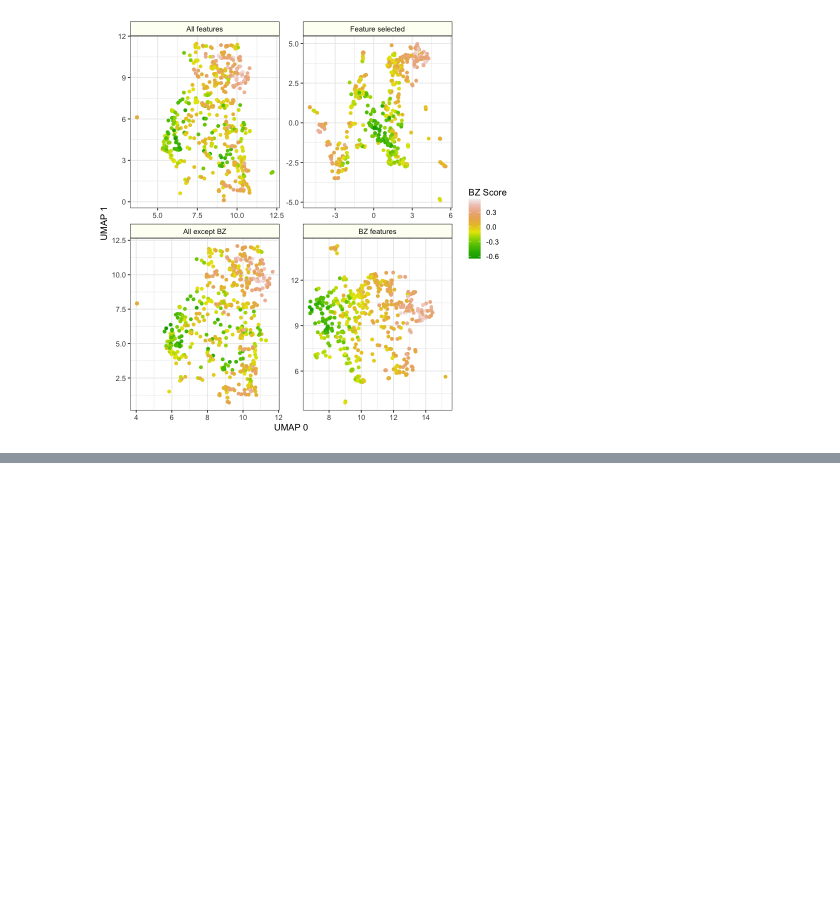
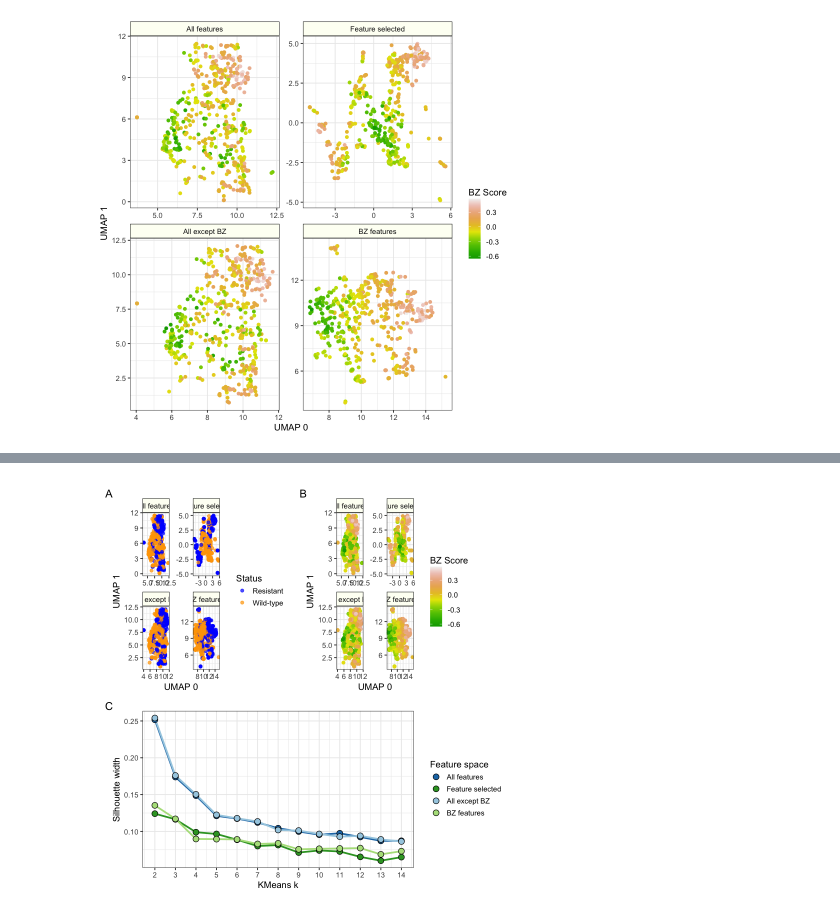
Before and after one commit to broadinstitute/profiling-resistance-mechanisms, a Jupyter notebook: 5.signature-exploration/1.visualize_feature_spaces.ipynb, the cells around one changed output, grey strips where cells are left out. Drawn from its saved outputs; the diff is of its cells as text; code cells hidden in the pictures; blank space fills up the shorter version.

```diff
--- a/5.signature-exploration/1.visualize_umap_feature_space.ipynb
+++ b/5.signature-exploration/1.visualize_feature_spaces.ipynb
@@ -16,6 +16,6 @@ suppressPackageStartupMessages(library(cowplot))
 # %%
 # Output file
-output_file <- file.path("figures", "umap_feature_comparison.png")
+output_file <- file.path("figures", "feature_space_comparison.png")
 # %%
 # Load singscore results
 singscore_file <- file.path("../3.resistance-signature/results/singscore/singscore_resultsbortezomib.tsv.gz")
@@ -81,5 +81,26 @@ A tibble: 3 × 21
 | 10.290071 | 2.441329 | 219901 | B03 | 2021_03_03_Batch14 | 1726 | 2.5x10^3 cells/well | ... |
 | 10.387980 | 1.467352 | 219901 | B04 | 2021_03_03_Batch14 | 2423 | 2.5x10^3 cells/well | ... |
 # %%
-colnames(umap_df)
+# Load the clustering results
+cluster_file <- file.path("results", "clustering_feature_summary.tsv.gz")
+
+cluster_df <- readr::read_tsv(
+    cluster_file, show_col_types = FALSE
+)
+
+cluster_df$feature_category <- dplyr::recode(
+    cluster_df$feature_category,
+    all_features = "All features",
+    feature_selected = "Feature selected",
+    all_except_bortezomib_signature_features = "All except BZ",
+    bortezomib_signature_features = "BZ features"
+)
+
+cluster_df$feature_category <- factor(
+    cluster_df$feature_category,
+    levels = c("All features", "Feature selected", "All except BZ", "BZ features")
+)
+
+print(dim(cluster_df))
+head(cluster_df, 3)
 # %% [output]
@@ -180,0 +257,20 @@ supplementary_umap_gg
+# %%
+patchwork_plot <- (
+    (
+        panel_status_gg
+        + panel_score_gg
+    )
+    / cluster_gg
+)
+
+patchwork_plot <- (
+    patchwork_plot
+    + plot_annotation(tag_levels = "A")
+    + plot_layout(heights = c(1, 1))
+)
+
+ggsave(output_file, patchwork_plot, height = 8, width = 10, dpi = 500)
+
+patchwork_plot
+# %% [output]
+[figure, added]
```
Also changed, not shown: parts of 7 cells of this notebook, 2 other files.
